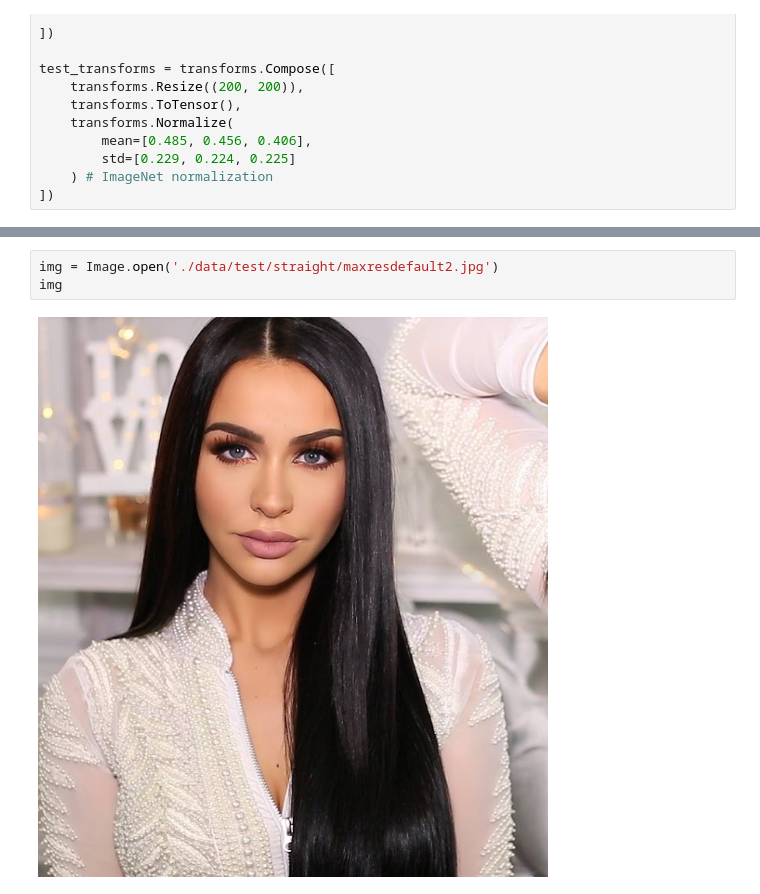
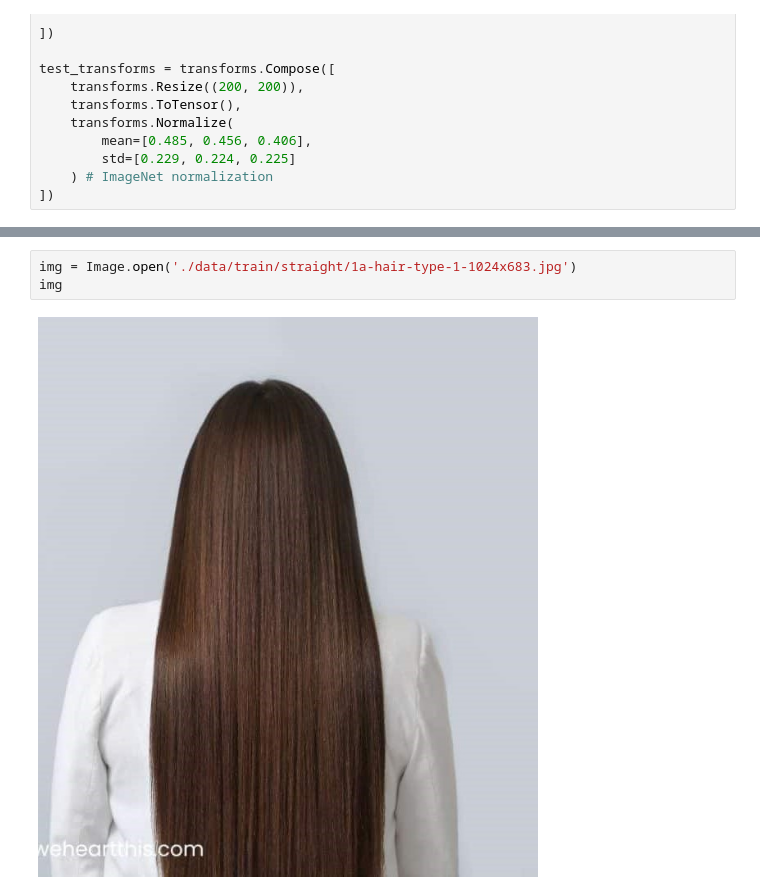
Before and after one commit to RevathyRamalingam/machineLearning, a Jupyter notebook: 08-DeepLearning/Module8_DeepLearning.ipynb, the cells around one changed output, grey strips where cells are left out. Drawn from its saved outputs; the diff is of its cells as text.

```diff
--- a/08-DeepLearning/Module8_DeepLearning.ipynb
+++ b/08-DeepLearning/Module8_DeepLearning.ipynb
@@ -312,6 +325,6 @@ np.float64(0.6819571323285055)
 # %%
-img = Image.open('./data/test/straight/maxresdefault2.jpg')
+img = Image.open('./data/train/straight/1a-hair-type-1-1024x683.jpg')
 img
 # %% [output]
-[figure, old version]
+[figure, new version]
 # %%
```
Also changed, not shown: parts of 8 cells of this notebook.
